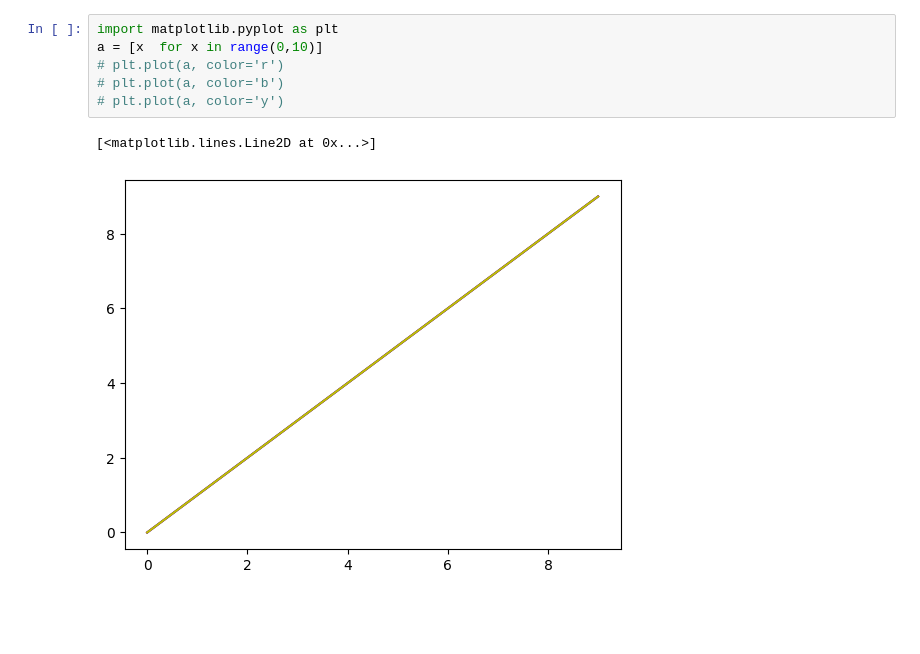
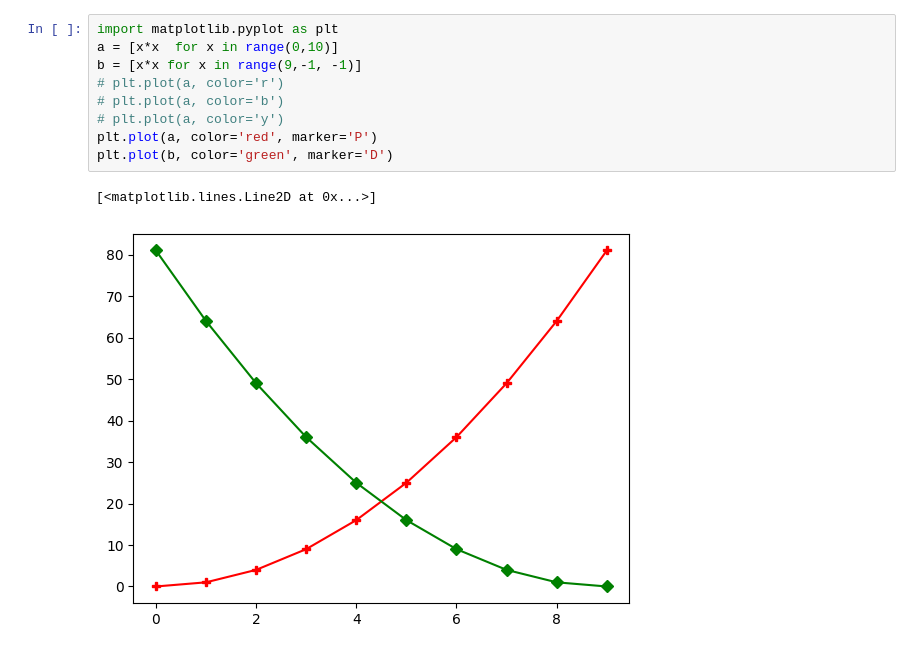
Before and after one commit to bkotu6717/Intellipat-datascience-ai-course, a Jupyter notebook: executive_data_scientist/python/Handson/Data Visualisation/ Hands-On 3 – Colors.ipynb, the cells around one changed output. Saved outputs shown, nothing was run; the diff lists cells and outputs as text; blank space fills up the shorter version.

```diff
--- a/executive_data_scientist/python/Handson/Data Visualisation/ Hands-On 3 – Colors.ipynb
+++ b/executive_data_scientist/python/Handson/Data Visualisation/ Hands-On 3 – Colors.ipynb
@@ -1,9 +1,12 @@
 # %%
 import matplotlib.pyplot as plt
-a = [x  for x in range(0,10)]
+a = [x*x  for x in range(0,10)]
+b = [x*x for x in range(9,-1, -1)]
 # plt.plot(a, color='r')
 # plt.plot(a, color='b')
 # plt.plot(a, color='y')
+plt.plot(a, color='red', marker='P')
+plt.plot(b, color='green', marker='D')
 # %% [output]
 [<matplotlib.lines.Line2D at 0x...>]
-[figure, old version]
+[figure, new version]
```
Also changed, not shown: 8 other files.
